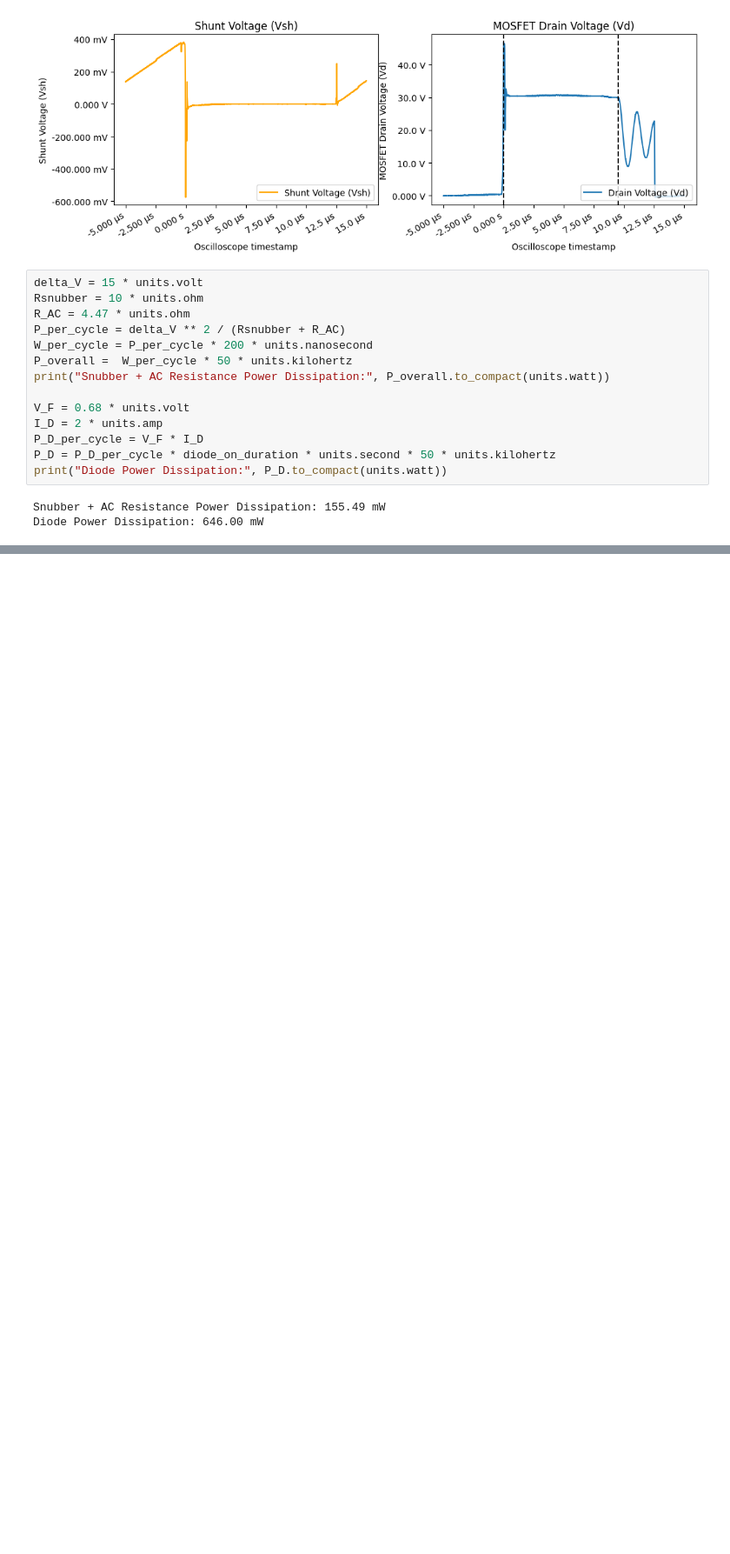
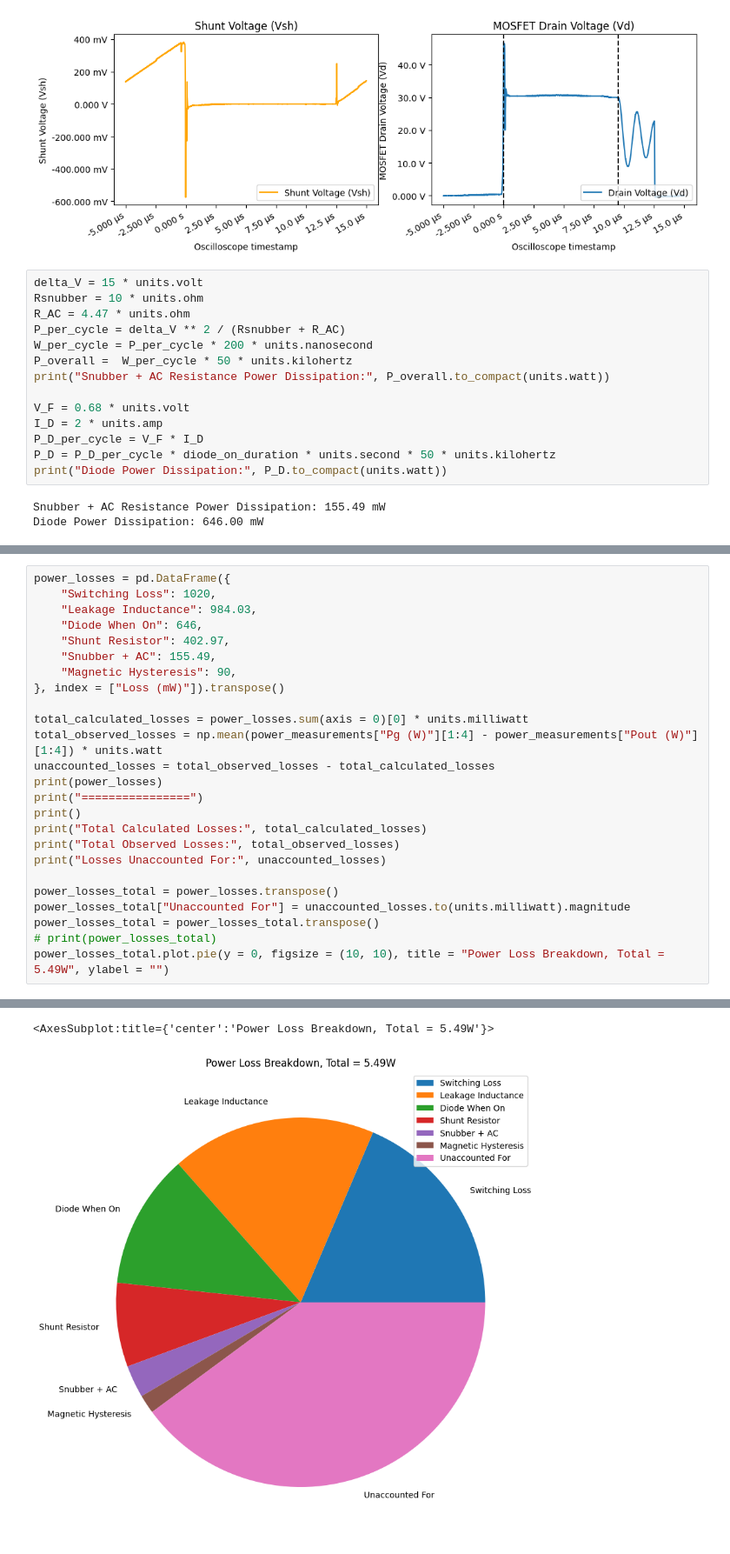
Before and after one commit to ianeyk/power-electronics, a Jupyter notebook: Lab 8/Lab8_report.ipynb, the cells around one changed output, grey strips where cells are left out. Shown at 87% size. Drawn from its saved outputs; the diff is of its cells as text; blank space fills up the shorter version.

```diff
--- a/Lab 8/Lab8_report.ipynb
+++ b/Lab 8/Lab8_report.ipynb
@@ -302,0 +305,26 @@ The output current is 2A on average. The forward voltage across the diode is 0.6
+# %%
+power_losses = pd.DataFrame({
+    "Switching Loss": 1020,
+    "Leakage Inductance": 984.03,
+    "Diode When On": 646,
+    "Shunt Resistor": 402.97,
+    "Snubber + AC": 155.49,
+    "Magnetic Hysteresis": 90,
+}, index = ["Loss (mW)"]).transpose()
+
+total_calculated_losses = power_losses.sum(axis = 0)[0] * units.milliwatt
+total_observed_losses = np.mean(power_measurements["Pg (W)"][1:4] - power_measurements["Pout (W)"][1:4]) * units.watt
+unaccounted_losses = total_observed_losses - total_calculated_losses
+print(power_losses)
+print("================")
+print()
+print("Total Calculated Losses:", total_calculated_losses)
+print("Total Observed Losses:", total_observed_losses)
+print("Losses Unaccounted For:", unaccounted_losses)
+
+power_losses_total = power_losses.transpose()
+power_losses_total["Unaccounted For"] = unaccounted_losses.to(units.milliwatt).magnitude
+power_losses_total = power_losses_total.transpose()
+# print(power_losses_total)
+power_losses_total.plot.pie(y = 0, figsize = (10, 10), title = "Power Loss Breakdown, Total = 5.49W", ylabel = "")
+# %% [output]
@@ -302,0 +343,2 @@ The output current is 2A on average. The forward voltage across the diode is 0.6
+<AxesSubplot:title={'center':'Power Loss Breakdown, Total = 5.49W'}>
+[figure, added]
```
Also changed, not shown: parts of 2 cells of this notebook.
